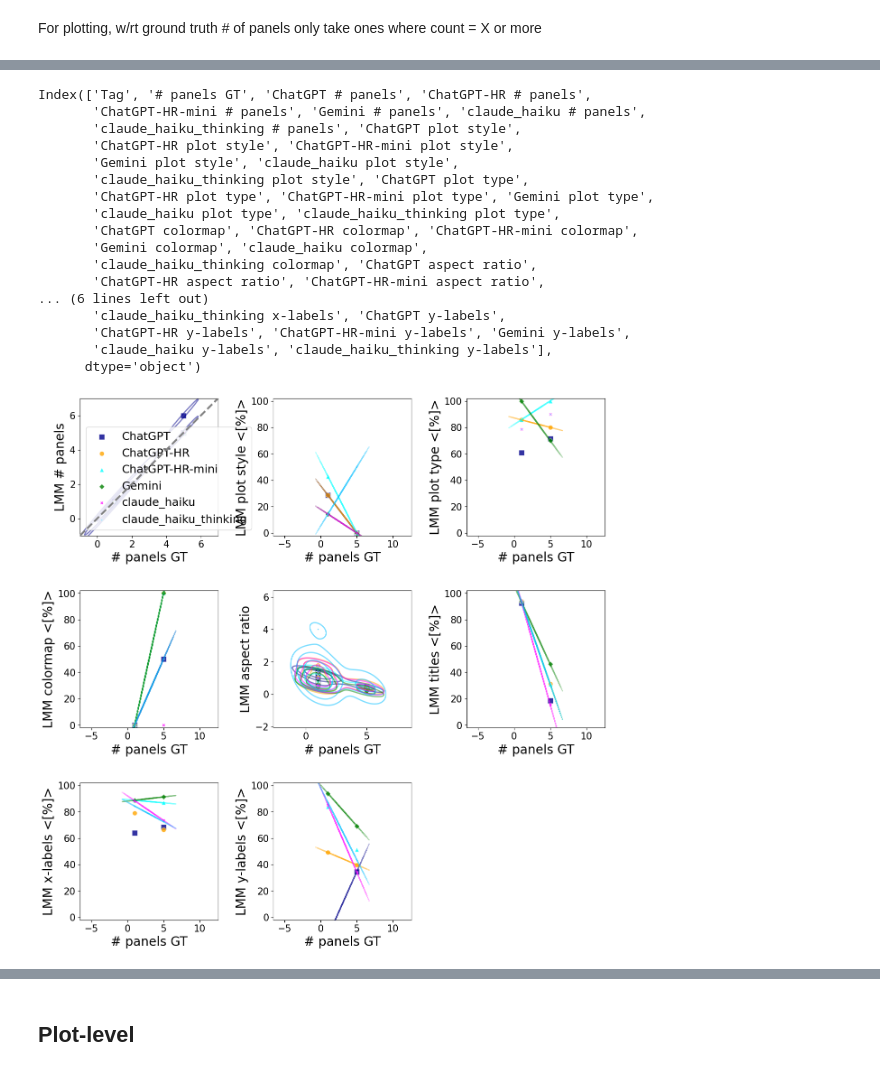
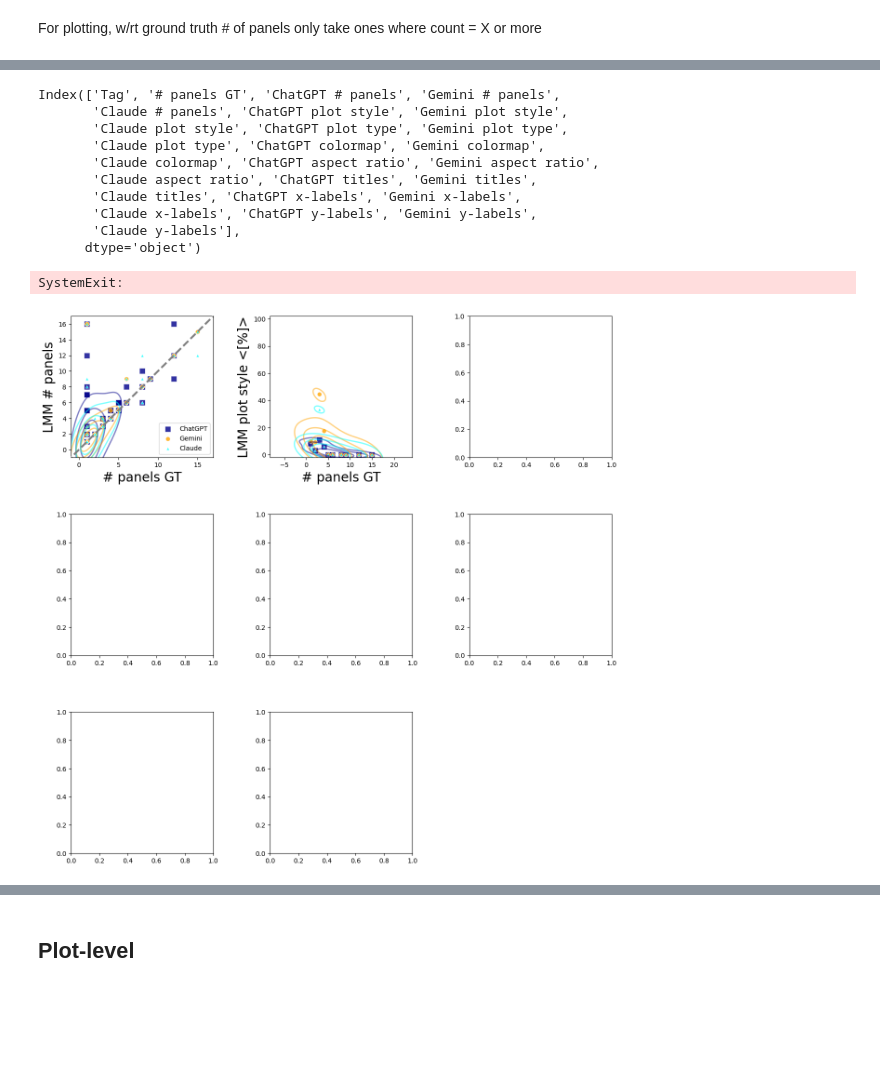
Before and after one commit to ReadingTimeMachine/LLM_VQA_MultiPanel, a Jupyter notebook: parse_lmm_outputs_to_kde_and_scatter_plots.ipynb, the cells around one changed output, grey strips where cells are left out. Saved outputs shown, nothing was run; the diff lists cells and outputs as text; code cells hidden in the pictures; blank space fills up the shorter version.

```diff
--- a/parse_lmm_outputs_to_kde_and_scatter_plots.ipynb
+++ b/parse_lmm_outputs_to_kde_and_scatter_plots.ipynb
@@ -5,6 +5,13 @@ main_llm_dir = '/Users/jnaiman/Dropbox/jcdl_followup/LMM_outputs/'
 # which specific subdirectories do we want to parse?
 dirs_to_use = ['chatgpt_api/', 'chatgpt_api_highR_lowVerbose/', 'chatgpt_api_highR_lowVerbose_mini/', 'gemini/', 'claude_haiku/', 'claude_haiku_thinking/']
 
+# low-tier
+dirs_to_use = ['chatgpt_api/', 'gemini/', 'claude_haiku/']
+
+# mid-to-high tier
+#dirs_to_use = ['chatgpt_api_highR_lowVerbose/', 'claude_haiku_thinking/', 'chatgpt_api_highR_lowVerbose_mini/']
+
+
 # full baseline data stored
 dir_jsons = '/Users/jnaiman/Dropbox/jcdl_followup/synthetic_figures/qa_jsons/'
 
@@ -52,7 +59,9 @@ dirnames, dirs, files_parsed = get_dirs_names_files(main_llm_dir,
         replace_names = {'chatgpt_api':'ChatGPT',
                         'chatgpt_api_highR_lowVerbose':'ChatGPT-HR',
                         'chatgpt_api_highR_lowVerbose_mini':'ChatGPT-HR-mini',
-                        'gemini':'Gemini'},
+                        'gemini':'Gemini',
+                        'claude_haiku':'Claude',
+                        'claude_haiku_thinking':'Claude-T'},
         verbose=True)
 
 # dirs_tmp = glob(main_llm_dir + '*')
@@ -205,7 +318,7 @@ Of these, which do we want to calculate accuracies for, and how should accuracie
 questions_figure = [
     {'tag':'# panels', 'question':'How many panels are in this figure?', 'type':'special'}, # have to calculate this from answer
     {'tag':'plot style', 'question':'What is the plot style used in this figure?', 'type':'binary string'},
-    {'tag':'plot type', 'question':'What are the plot types for each panel in the figure?', 'type':'binary string list', 'use list':True},
+    {'tag':'plot type', 'question':'What are the plot types for each panel in the figure?', 'type':'binary string list', 'use list':True, 'use bar':True},
     {'tag':'colormap', 'question':'What is the colormap that was used in this figure?', 'type':'binary string'},
     {'tag':'aspect ratio', 'question':'What is the aspect ratio of this figure?', 'type':'float'},
     {'tag':'titles', 'question': 'What are the titles for each figure panel?', 'type':'string list'},
@@ -297,22 +387,15 @@ from utils.results_plotting_utils import make_square_grid_figure, make_square_gr
 # %%
 dfplot1.columns
 # %% [output]
-Index(['Tag', '# panels GT', 'ChatGPT # panels', 'ChatGPT-HR # panels',
-       'ChatGPT-HR-mini # panels', 'Gemini # panels', 'claude_haiku # panels',
-       'claude_haiku_thinking # panels', 'ChatGPT plot style',
-       'ChatGPT-HR plot style', 'ChatGPT-HR-mini plot style',
-       'Gemini plot style', 'claude_haiku plot style',
-       'claude_haiku_thinking plot style', 'ChatGPT plot type',
-       'ChatGPT-HR plot type', 'ChatGPT-HR-mini plot type', 'Gemini plot type',
-       'claude_haiku plot type', 'claude_haiku_thinking plot type',
-       'ChatGPT colormap', 'ChatGPT-HR colormap', 'ChatGPT-HR-mini colormap',
-       'Gemini colormap', 'claude_haiku colormap',
-       'claude_haiku_thinking colormap', 'ChatGPT aspect ratio',
-       'ChatGPT-HR aspect ratio', 'ChatGPT-HR-mini aspect ratio',
-... (6 lines left out)
-       'claude_haiku_thinking x-labels', 'ChatGPT y-labels',
-       'ChatGPT-HR y-labels', 'ChatGPT-HR-mini y-labels', 'Gemini y-labels',
-       'claude_haiku y-labels', 'claude_haiku_thinking y-labels'],
+Index(['Tag', '# panels GT', 'ChatGPT # panels', 'Gemini # panels',
+       'Claude # panels', 'ChatGPT plot style', 'Gemini plot style',
+       'Claude plot style', 'ChatGPT plot type', 'Gemini plot type',
+       'Claude plot type', 'ChatGPT colormap', 'Gemini colormap',
+       'Claude colormap', 'ChatGPT aspect ratio', 'Gemini aspect ratio',
+       'Claude aspect ratio', 'ChatGPT titles', 'Gemini titles',
+       'Claude titles', 'ChatGPT x-labels', 'Gemini x-labels',
+       'Claude x-labels', 'ChatGPT y-labels', 'Gemini y-labels',
+       'Claude y-labels'],
       dtype='object')
 # %%
 reload(utils.results_plotting_utils)
@@ -350,10 +442,13 @@ questions_plot = questions_figure
 specials = ['aspect ratio']
 use_average_percent = True
 
+
 fig, axes = make_square_grid_figure_gs(len(questions_plot), figsize_per_plot=(base,base))
+counts_df = {}
 
 for iq,q in enumerate(questions_plot):
     dfsub = df[df['question']==q['question']]
+    counts_df[q['tag']] = {'use bar':False, 'df':{}, 'panel':-1}
 
     for imodel, model in enumerate(dfsub['model'].unique()):
 
@@ -371,14 +466,36 @@ for iq,q in enumerate(questions_plot):
 
         ylabel_tag = 'LMM ' + q['tag']
 
+        useBar = False
         if 'string' in q['type']: # convert to %
             lmm *= 100
             if not use_average_percent:
                 ylabel_tag += ' [%]'
+            # elif 'use bar' in q:
+            #     if q['use bar']:
+            #         ylabel_tag += ' [%]'
+            #         useBar = True
+            #         counts_df[q['tag']]['use bar'] = True
+            #         # fill counts
+            #         counts_df[q['tag']]['df'][model] = []
+            #         import sys; sys.exit()
             else:
                 ylabel_tag += ' <[%]>'
                 lmm = dfplot.groupby(gttag)[lmtag].mean().reset_index()[lmtag]
                 gt = dfplot.groupby(gttag)[lmtag].mean().reset_index()[gttag]
+                if 'use bar' in q:
+                    if q['use bar']:
+                        counts_df[q['tag']]['panel'] = iq
+                        useBar = True
+                        for cname in ['Model', gttag, 'Accuracy <[%]>']:
+                            if cname not in counts_df[q['tag']]['df']:
+                                counts_df[q['tag']]['df'][cname] = []
+                        counts_df[q['tag']]['df']['Model'].append(np.repeat(model),len(gt))
+                        counts_df[q['tag']]['df'][gttag].append(deepcopy(gt))
+                        counts_df[q['tag']]['df']['Accuracy <[%]>'].append(deepcopy(lmm))
+
+        if useBar:
+            continue
 
         if iq == iqset:
             add_kde_contours(axes[iq], gt, lmm, colors[model],
@@ -392,31 +509,32 @@ for iq,q in enumerate(questions_plot):
     axes[iq].set_ylabel(ylabel_tag, fontsize=fontsize)
 
     if not plot_diffs and q['tag'] not in specials and 'string' not in q['type']:
         axes[iq].plot([np.min(gt)-q['yfudge']-10, np.max(gt)+q['yfudge']+10],
                         [np.min(gt)-q['yfudge']-10, np.max(gt)+q['yfudge']+10],
                         linestyle=eq_linestyle, linewidth=eq_linethick, zorder=10,
                         color=eq_linecolor)
         axes[iq].set_ylabel(ylabel_tag, fontsize=fontsize)
         if 'string' not in q['type'] and q['tag'] not in specials:
             axes[iq].set_ylim(np.min(gt)-q['yfudge'], np.max(gt)+q['yfudge'])
         else:
             axes[iq].set_ylim(np.min(lmm)-q['yfudge'], np.max(lmm)+q['yfudge'])
         axes[iq].set_xlim(np.min(gt)-q['xfudge'], np.max(gt)+q['xfudge'])
 
     # for percentages
     if 'string' in q['type']:
         axes[iq].set_ylim(0-q['yfudge'], 100+q['yfudge'])
 
     axes[iqset].legend()
 
 
 # set font sizes
 for ax in axes:
     # Set tick label font sizes for second subplot
     ax.tick_params(axis='both', which='major', labelsize=tick_fontsize)
     legend = ax.get_legend()
     if legend is not None:
         # Set legend font size for second subplot
         ax.legend(fontsize=legend_fontsize)
 # %% [output]
+SystemExit:
-[figure, old version]
+[figure, new version]
```
Also changed, not shown: parts of 27 cells of this notebook, 3 other files.
